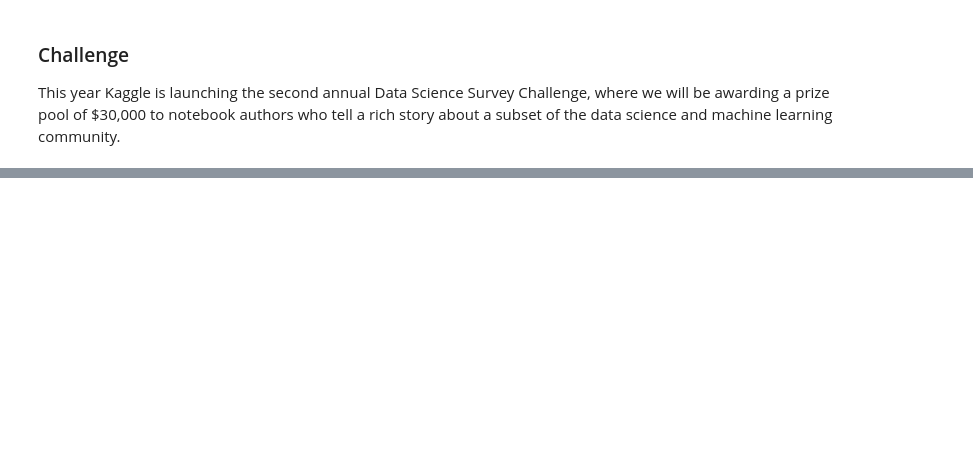
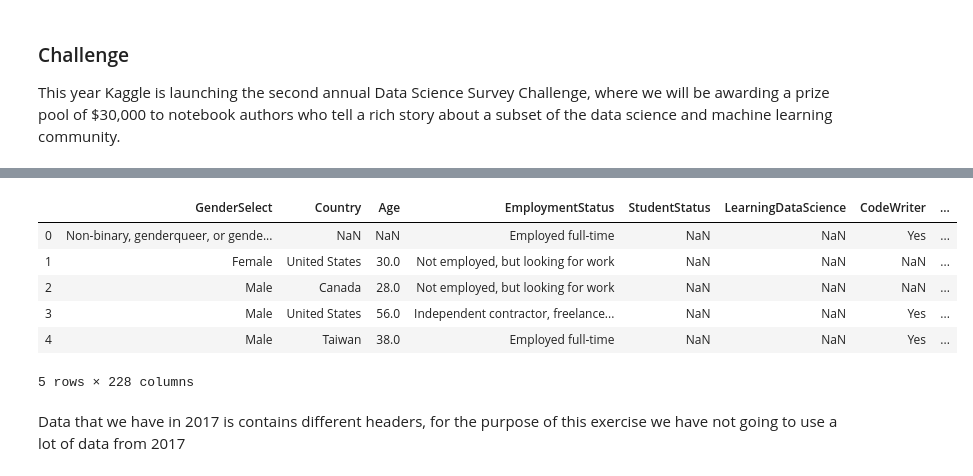
Before and after one commit to piszewc/python-deep-learning-data-science, a Jupyter notebook: Kaggle/Kaggle Survey.ipynb, the cells around one changed output, grey strips where cells are left out. Cells and saved outputs as stored; diff of their text form; code cells hidden in the pictures; blank space fills up the shorter version.

```diff
--- a/Kaggle/Kaggle Survey.ipynb
+++ b/Kaggle/Kaggle Survey.ipynb
@@ -190,0 +33,12 @@ print(tmp_df)
+# %%
+data_2017.head()
+# %% [output]
+|  | GenderSelect | Country | Age | EmploymentStatus | StudentStatus | LearningDataScience | CodeWriter | ... |
+| 0 | Non-binary, genderqueer, or gende... | NaN | NaN | Employed full-time | NaN | NaN | Yes | ... |
+| 1 | Female | United States | 30.0 | Not employed, but looking for work | NaN | NaN | NaN | ... |
+| 2 | Male | Canada | 28.0 | Not employed, but looking for work | NaN | NaN | NaN | ... |
+| 3 | Male | United States | 56.0 | Independent contractor, freelance... | NaN | NaN | Yes | ... |
+| 4 | Male | Taiwan | 38.0 | Employed full-time | NaN | NaN | Yes | ... |
+5 rows × 228 columns
+# %% [markdown]
+Data that we have in 2017 is contains different headers, for the purpose of this exercise we have not going to use a lot of data from 2017
```
Also changed, not shown: parts of 24 cells of this notebook, 2 other files.
